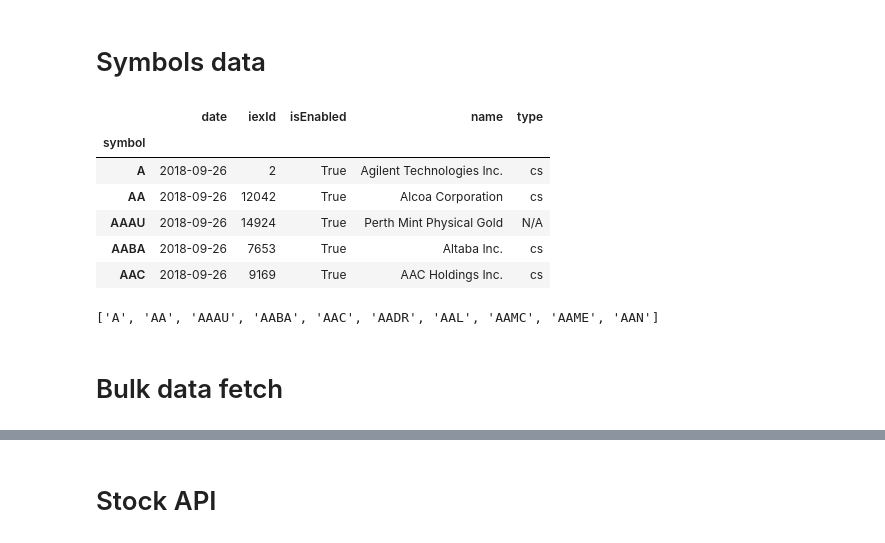
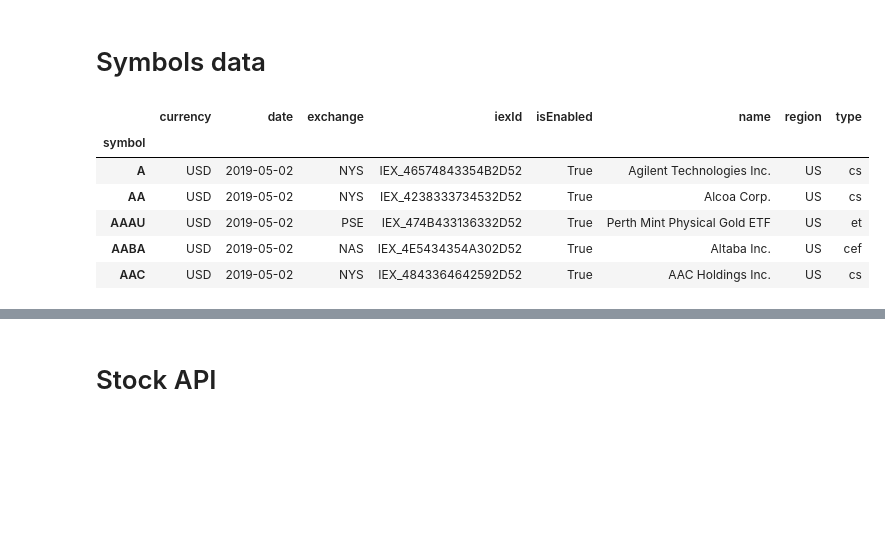
Before and after one commit to tkp-archive/pyEX, a Jupyter notebook: all.ipynb, the cells around one changed output, grey strips where cells are left out. Cells and saved outputs as stored; diff of their text form; code cells hidden in the pictures; blank space fills up the shorter version.

Commit message:
add international exchanges, add sectors

```diff
--- a/all.ipynb
+++ b/all.ipynb
@@ -1,20 +1,15 @@
 # %%
 import pyEX
+c = pyEX.Client()
 # %% [markdown]
 # Symbols data
 # %%
-pyEX.symbolsDF().head()
+c.symbolsDF().head()
 # %% [output]
-|  | date | iexId | isEnabled | name | type |
-| symbol |  |  |  |  |  |
-| A | 2018-09-26 | 2 | True | Agilent Technologies Inc. | cs |
-| AA | 2018-09-26 | 12042 | True | Alcoa Corporation | cs |
-| AAAU | 2018-09-26 | 14924 | True | Perth Mint Physical Gold | N/A |
-| AABA | 2018-09-26 | 7653 | True | Altaba Inc. | cs |
-| AAC | 2018-09-26 | 9169 | True | AAC Holdings Inc. | cs |
+|  | currency | date | exchange | iexId | isEnabled | name | region | type |
+| symbol |  |  |  |  |  |  |  |  |
+| A | USD | 2019-05-02 | NYS | IEX_46574843354B2D52 | True | Agilent Technologies Inc. | US | cs |
+| AA | USD | 2019-05-02 | NYS | IEX_4238333734532D52 | True | Alcoa Corp. | US | cs |
+| AAAU | USD | 2019-05-02 | PSE | IEX_474B433136332D52 | True | Perth Mint Physical Gold ETF | US | et |
+| AABA | USD | 2019-05-02 | NAS | IEX_4E5434354A302D52 | True | Altaba Inc. | US | cef |
+| AAC | USD | 2019-05-02 | NYS | IEX_4843364642592D52 | True | AAC Holdings Inc. | US | cs |
-# %%
-pyEX.symbolsList()[:10]
-# %% [output]
-['A', 'AA', 'AAAU', 'AABA', 'AAC', 'AADR', 'AAL', 'AAMC', 'AAME', 'AAN']
-# %% [markdown]
-# Bulk data fetch
```
Also changed, not shown: parts of 8 cells of this notebook, 4 other files.
